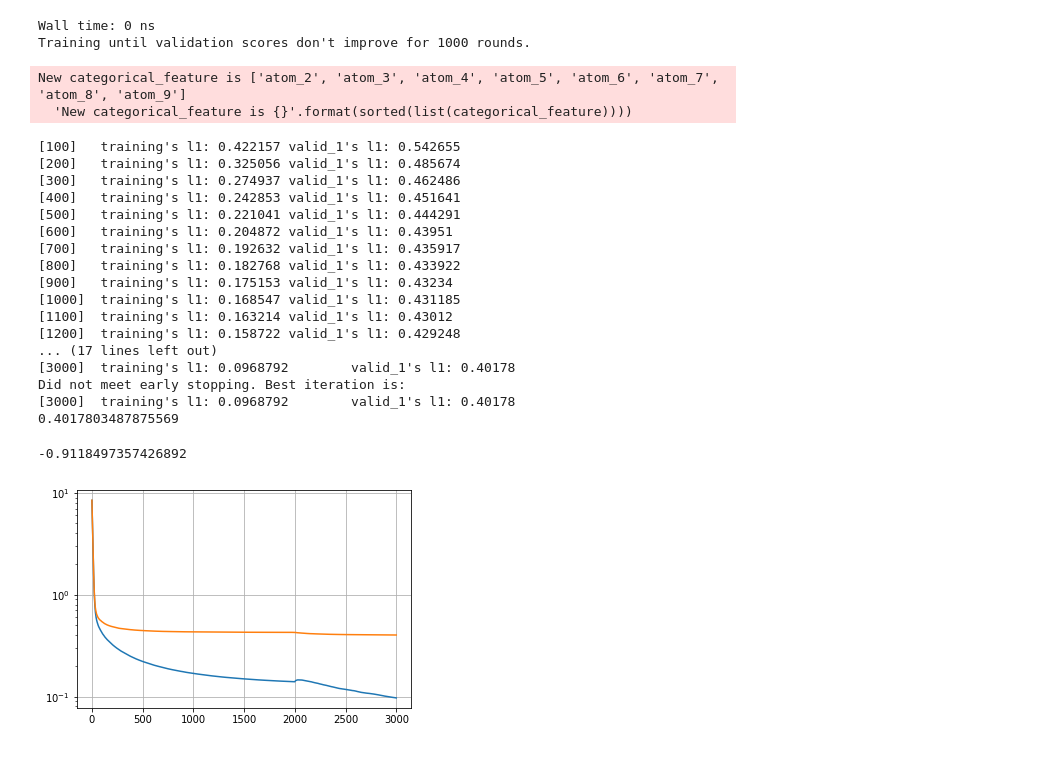
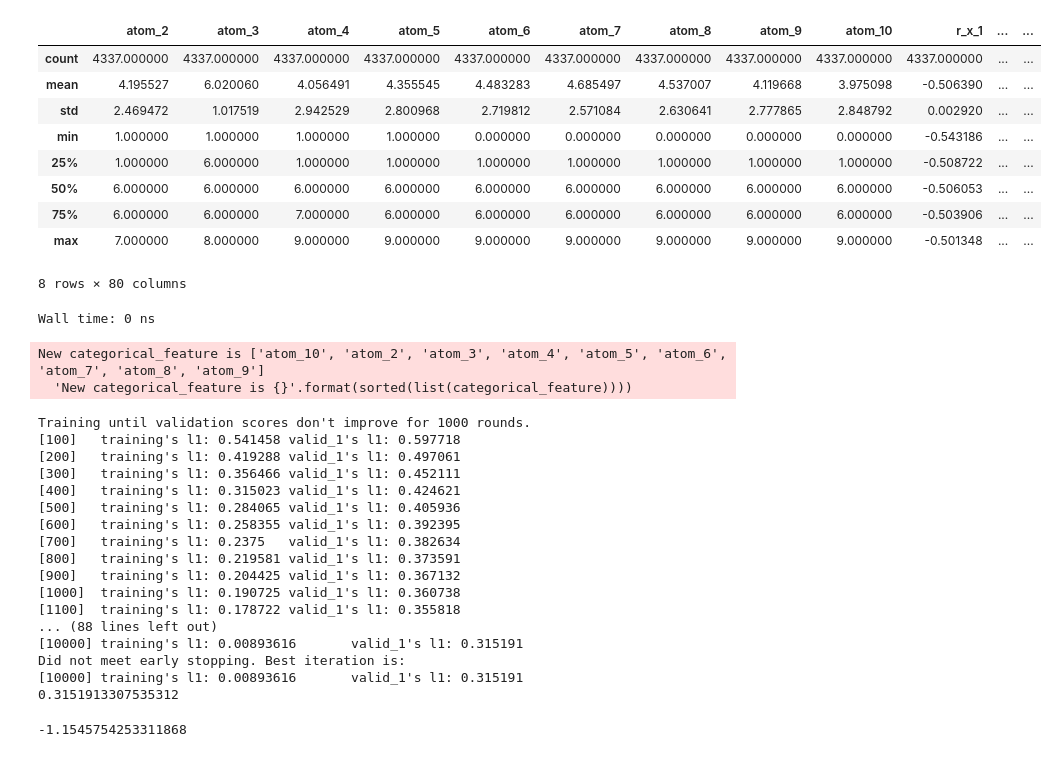
Before and after one commit to dmvlasenk/Kaggle_Predicting_Molecular_Properties, a Jupyter notebook: src/SingleTraning.ipynb, the cells around one changed output. Saved outputs shown, nothing was run; the diff lists cells and outputs as text; code cells hidden in the pictures.

```diff
--- a/src/SingleTraning.ipynb
+++ b/src/SingleTraning.ipynb
@@ -13,6 +53,19 @@ XY_Data = pd.read_csv(f'{Config.INPUT_XY}/{coupling_type}.csv', index_col=0)
 # %%
-XY_train, XY_Val =  train_test_split(XY_Data, test_size=0.3, random_state=228)
+XY_train, XY_Val =  train_test_split(XY_Data, test_size=0.1, random_state=228)
 X_val, y_val = build_x_y_data(XY_Val)
+# %%
+X_val.describe()
+# %% [output]
+|  | atom_2 | atom_3 | atom_4 | atom_5 | atom_6 | atom_7 | atom_8 | atom_9 | atom_10 | r_x_1 | ... | ... |
+| count | 4337.000000 | 4337.000000 | 4337.000000 | 4337.000000 | 4337.000000 | 4337.000000 | 4337.000000 | 4337.000000 | 4337.000000 | 4337.000000 | ... | ... |
+| mean | 4.195527 | 6.020060 | 4.056491 | 4.355545 | 4.483283 | 4.685497 | 4.537007 | 4.119668 | 3.975098 | -0.506390 | ... | ... |
+| std | 2.469472 | 1.017519 | 2.942529 | 2.800968 | 2.719812 | 2.571084 | 2.630641 | 2.777865 | 2.848792 | 0.002920 | ... | ... |
+| min | 1.000000 | 1.000000 | 1.000000 | 1.000000 | 0.000000 | 0.000000 | 0.000000 | 0.000000 | 0.000000 | -0.543186 | ... | ... |
+| 25% | 1.000000 | 6.000000 | 1.000000 | 1.000000 | 1.000000 | 1.000000 | 1.000000 | 1.000000 | 1.000000 | -0.508722 | ... | ... |
+| 50% | 6.000000 | 6.000000 | 6.000000 | 6.000000 | 6.000000 | 6.000000 | 6.000000 | 6.000000 | 6.000000 | -0.506053 | ... | ... |
+| 75% | 6.000000 | 6.000000 | 7.000000 | 6.000000 | 6.000000 | 6.000000 | 6.000000 | 6.000000 | 6.000000 | -0.503906 | ... | ... |
+| max | 7.000000 | 8.000000 | 9.000000 | 9.000000 | 9.000000 | 9.000000 | 9.000000 | 9.000000 | 9.000000 | -0.501348 | ... | ... |
+8 rows × 80 columns
 # %%
 isFilter = False
 if isFilter:
@@ -30,7 +83,7 @@ categorical_features = [col for col in X_train if col.startswith('atom_')]
 
 #X_train, X_val, y_train, y_val = train_test_split(X_data, y_data, test_size=0.3, random_state=228)
 # to record eval results for plotting
-model = LGBMRegressor(**Config.LGB_PARAMS, n_estimators=3000, n_jobs = -1)
+model = LGBMRegressor(**Config.LGB_PARAMS, n_estimators=10000, n_jobs = 4)
 model.fit(X_train, y_train,
         eval_set=[(X_train, y_train), (X_val, y_val)], eval_metric='mae',
         verbose=100, early_stopping_rounds=1000,
@@ -41,37 +94,23 @@ print(mean_absolute_error(y_val, y_pred))
 np.log(mean_absolute_error(y_val, y_pred))
 # %% [output]
 Wall time: 0 ns
-Training until validation scores don't improve for 1000 rounds.
-New categorical_feature is ['atom_2', 'atom_3', 'atom_4', 'atom_5', 'atom_6', 'atom_7', 'atom_8', 'atom_9']
+New categorical_feature is ['atom_10', 'atom_2', 'atom_3', 'atom_4', 'atom_5', 'atom_6', 'atom_7', 'atom_8', 'atom_9']
   'New categorical_feature is {}'.format(sorted(list(categorical_feature))))
-[100]   training's l1: 0.422157 valid_1's l1: 0.542655
-[200]   training's l1: 0.325056 valid_1's l1: 0.485674
-[300]   training's l1: 0.274937 valid_1's l1: 0.462486
-[400]   training's l1: 0.242853 valid_1's l1: 0.451641
-[500]   training's l1: 0.221041 valid_1's l1: 0.444291
-[600]   training's l1: 0.204872 valid_1's l1: 0.43951
-[700]   training's l1: 0.192632 valid_1's l1: 0.435917
-[800]   training's l1: 0.182768 valid_1's l1: 0.433922
-[900]   training's l1: 0.175153 valid_1's l1: 0.43234
-[1000]  training's l1: 0.168547 valid_1's l1: 0.431185
-[1100]  training's l1: 0.163214 valid_1's l1: 0.43012
-[1200]  training's l1: 0.158722 valid_1's l1: 0.429248
-... (17 lines left out)
-[3000]  training's l1: 0.0968792        valid_1's l1: 0.40178
+Training until validation scores don't improve for 1000 rounds.
+[100]   training's l1: 0.541458 valid_1's l1: 0.597718
+[200]   training's l1: 0.419288 valid_1's l1: 0.497061
+[300]   training's l1: 0.356466 valid_1's l1: 0.452111
+[400]   training's l1: 0.315023 valid_1's l1: 0.424621
+[500]   training's l1: 0.284065 valid_1's l1: 0.405936
+[600]   training's l1: 0.258355 valid_1's l1: 0.392395
+[700]   training's l1: 0.2375   valid_1's l1: 0.382634
+[800]   training's l1: 0.219581 valid_1's l1: 0.373591
+[900]   training's l1: 0.204425 valid_1's l1: 0.367132
+[1000]  training's l1: 0.190725 valid_1's l1: 0.360738
+[1100]  training's l1: 0.178722 valid_1's l1: 0.355818
+... (88 lines left out)
+[10000] training's l1: 0.00893616       valid_1's l1: 0.315191
 Did not meet early stopping. Best iteration is:
-[3000]  training's l1: 0.0968792        valid_1's l1: 0.40178
-0.4017803487875569
+[10000] training's l1: 0.00893616       valid_1's l1: 0.315191
+0.3151913307535312
--0.9118497357426892
+-1.1545754253311868
-# %%
-eval_results = model.evals_result_
-l1 = eval_results["training"]["l1"]
-plt.plot(l1)
-
-valid = eval_results["valid_1"]["l1"]
-plt.plot(valid)
-
-#ax.set_yticks(np.linspace(100, 1000, 10))
-plt.yscale('log')
-plt.grid(True)
-# %% [output]
-[figure, removed]
```
Also changed, not shown: parts of 19 cells of this notebook, 15 other files.
